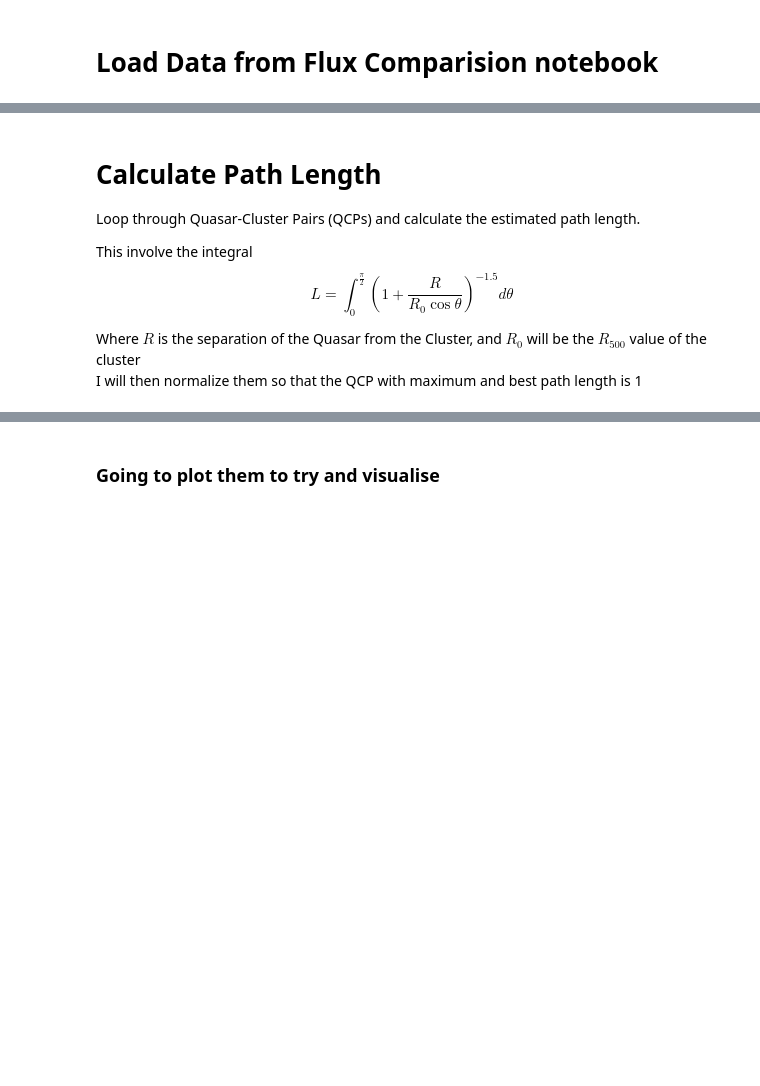
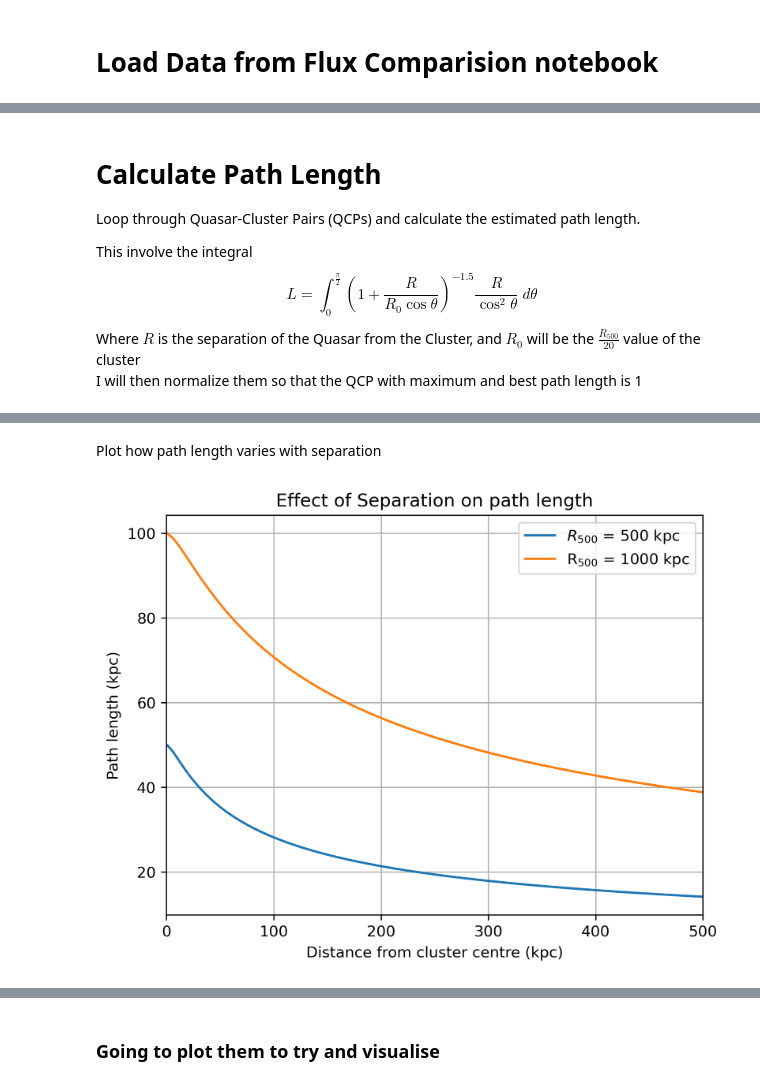
Before and after one commit to TobyWallage/Finding_Quasars_In_eRASS, a Jupyter notebook: Notebooks/Path_length_estimations.ipynb, the cells around one changed output, grey strips where cells are left out. Saved outputs shown, nothing was run; the diff lists cells and outputs as text; code cells hidden in the pictures; blank space fills up the shorter version.

```diff
--- a/Notebooks/Path_length_estimations.ipynb
+++ b/Notebooks/Path_length_estimations.ipynb
@@ -28,21 +28,22 @@ Table length=3
 Loop through Quasar-Cluster Pairs (QCPs) and calculate the estimated path length.<br>
 
 This involve the integral
-$$ L = \int^\frac{\pi}{2}_0 \left(1 + \frac{R}{R_0 \cos \theta}\right)^{-1.5} d\theta$$
+$$ L = \int^\frac{\pi}{2}_0 \left(1 + \frac{R}{R_0 \cos \theta}\right)^{-1.5}  \frac{R}{\cos^2\theta} \;d\theta$$
 
-Where $R$ is the separation of the Quasar from the Cluster, and $R_0$ will be the $R_{500}$ value of the cluster <br>
+Where $R$ is the separation of the Quasar from the Cluster, and $R_0$ will be the $\frac{R_{500}}{20}$ value of the cluster <br>
 I will then normalize them so that the QCP with maximum and best path length is 1
 # %%
 def path_length_integrand(theta, R, R_0):
-    return np.power(1+(R/(R_0 * np.cos(theta))), -1.5)
+    return (R/np.power(np.cos(theta),2))*np.power(1+(R/(R_0 * np.cos(theta))), -1.5)
 
 quasars_matched["PATH_LEN"] = np.zeros(len(quasars_matched))
 for quasar in quasars_matched:
-    integrand = lambda theta : path_length_integrand(theta, quasar["SEPARATION_R"], quasar["CLUSTER_R500"])
+    integrand = lambda theta : path_length_integrand(theta, quasar["SEPARATION_R"], quasar["CLUSTER_R500"]/20)
+    # integrand = lambda theta : path_length_integrand(theta, quasar["SEPARATION_R"], 300)
     quasar["PATH_LEN"] = quad(integrand, 0, np.pi/2)[0]
 
 
-quasars_matched["PATH_LEN"] = quasars_matched["PATH_LEN"]/max(quasars_matched["PATH_LEN"])
+# quasars_matched["PATH_LEN"] = quasars_matched["PATH_LEN"]/max(quasars_matched["PATH_LEN"])
 quasars_matched
 # %% [output]
 Table length=44
@@ -64,3 +65,26 @@ Table length=44
 | 1eRASS J200912.6-482644 | 130113800005 | 302.30289940368027 | -48.445685355481984 | 2.060237169265747 | 0.0 | 4.81225898973231e-13 | 6667560114244741376 | 0.6611583828926086 | ... |
 | 1eRASS J222009.5-620200 | 133815300032 | 335.0399143461422 | -62.03336591287042 | 3.6684608459472656 | 0.0 | 1.7162859404073333e-13 | 6406029621330192256 | 0.967 | ... |
 | 1eRASS J232500.7-651910 | 135015600008 | 351.25299000005907 | -65.31967505877056 | 2.3028342723846436 | 0.0 | 2.955471967418938e-13 | 6390346909026840064 | 0.6280508637428284 | ... |
+# %% [markdown]
+Plot how path length varies with separation
+# %%
+x = np.linspace(1, 500, 100)
+y = np.array([quad(path_length_integrand, 0, np.pi/2, args=(r, 25))[0] for r in x])
+y2 = np.array([quad(path_length_integrand, 0, np.pi/2, args=(r, 50))[0] for r in x])
+
+plt.figure(dpi=300)
+
+plt.plot(x, y, label="$R_{500}$ = 500 kpc")
+plt.plot(x, y2, label="R$_{500}$ = 1000 kpc")
+
+plt.title("Effect of Separation on path length")
+plt.ylabel("Path length (kpc)")
+plt.xlabel("Distance from cluster centre (kpc)")
+
+plt.legend()
+plt.grid()
+plt.xlim(0, 500)
+
+plt.show()
+# %% [output]
+[figure, added]
```
Also changed, not shown: parts of 3 cells of this notebook.
